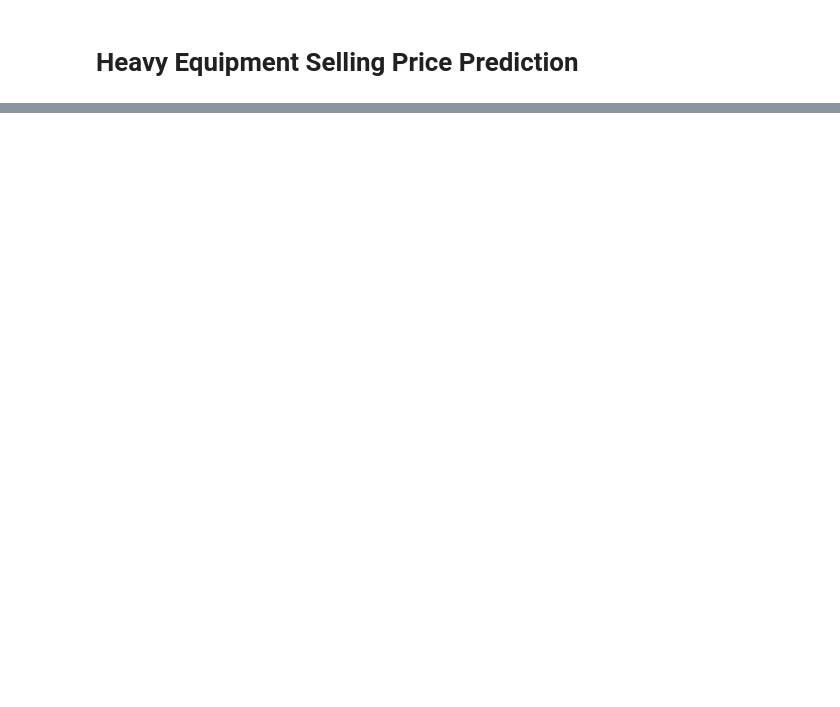
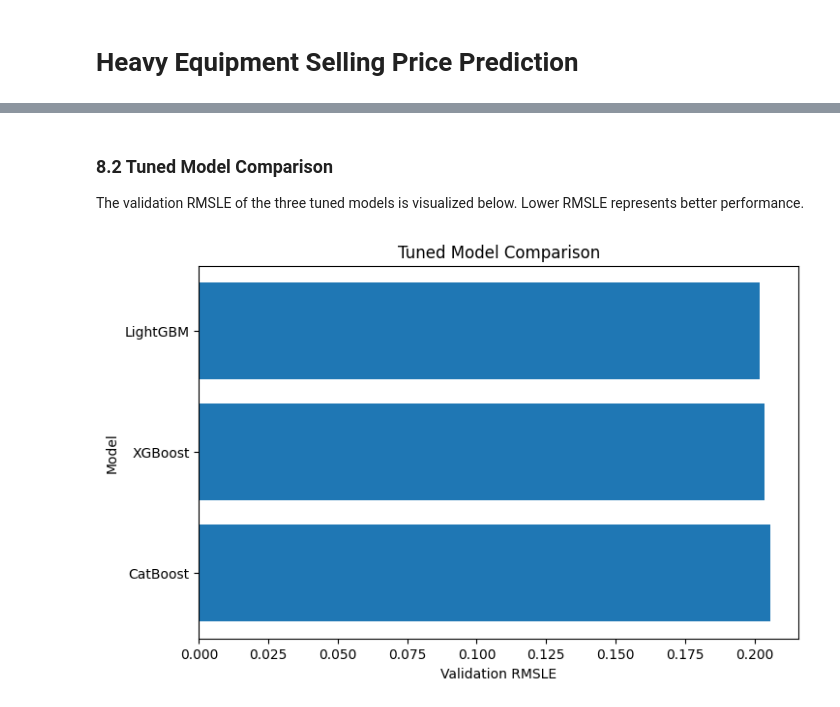
Before and after one commit to i-shashikant/Heavy-Equipment-Price-Prediction-MLP, a Jupyter notebook: 24f2003930-notebook-2026t2.ipynb, the cells around one changed output, grey strips where cells are left out. Drawn from its saved outputs; the diff is of its cells as text; code cells hidden in the pictures; blank space fills up the shorter version.

```diff
--- a/24f2003930-notebook-2026t2.ipynb
+++ b/24f2003930-notebook-2026t2.ipynb
@@ -812,0 +991,30 @@ Saved submission.csv using: EqualBlend
+# %%
+# Refit XGBoost using the best hyperparameters on the complete training data
+
+best_xgb_params = xgb_search.best_params_
+
+model_xgb = xgb.XGBRegressor(
+    objective="reg:squarederror",
+    tree_method="hist",
+    enable_categorical=True,
+    eval_metric="rmse",
+    random_state=42,
+    n_jobs=-1,
+    n_estimators=3000,
+    learning_rate=0.03,
+    max_depth=best_xgb_params["max_depth"],
+    min_child_weight=best_xgb_params["min_child_weight"],
+    subsample=0.8,
+    colsample_bytree=0.8,
+    reg_lambda=3
+)
+
+model_xgb.fit(
+    X_train_tree,
+    y_train,
+    eval_set=[(X_valid_tree, y_valid)],
+    verbose=300
+)
+
+print("\nFinal XGBoost parameters:")
+print(model_xgb.get_params())
@@ -812,0 +1267,21 @@ Saved submission.csv using: EqualBlend
+# %% [markdown]
+### 8.2 Tuned Model Comparison
+
+The validation RMSLE of the three tuned models is visualized below.
+Lower RMSLE represents better performance.
+# %%
+plt.figure(figsize=(8, 5))
+
+plt.barh(
+    results_tuned["Model"],
+    results_tuned["Validation_RMSLE"]
+)
+
+plt.xlabel("Validation RMSLE")
+plt.ylabel("Model")
+plt.title("Tuned Model Comparison")
+
+plt.gca().invert_yaxis()
+plt.show()
+# %% [output]
+[figure, added]
```
Also changed, not shown: parts of 126 cells of this notebook.
